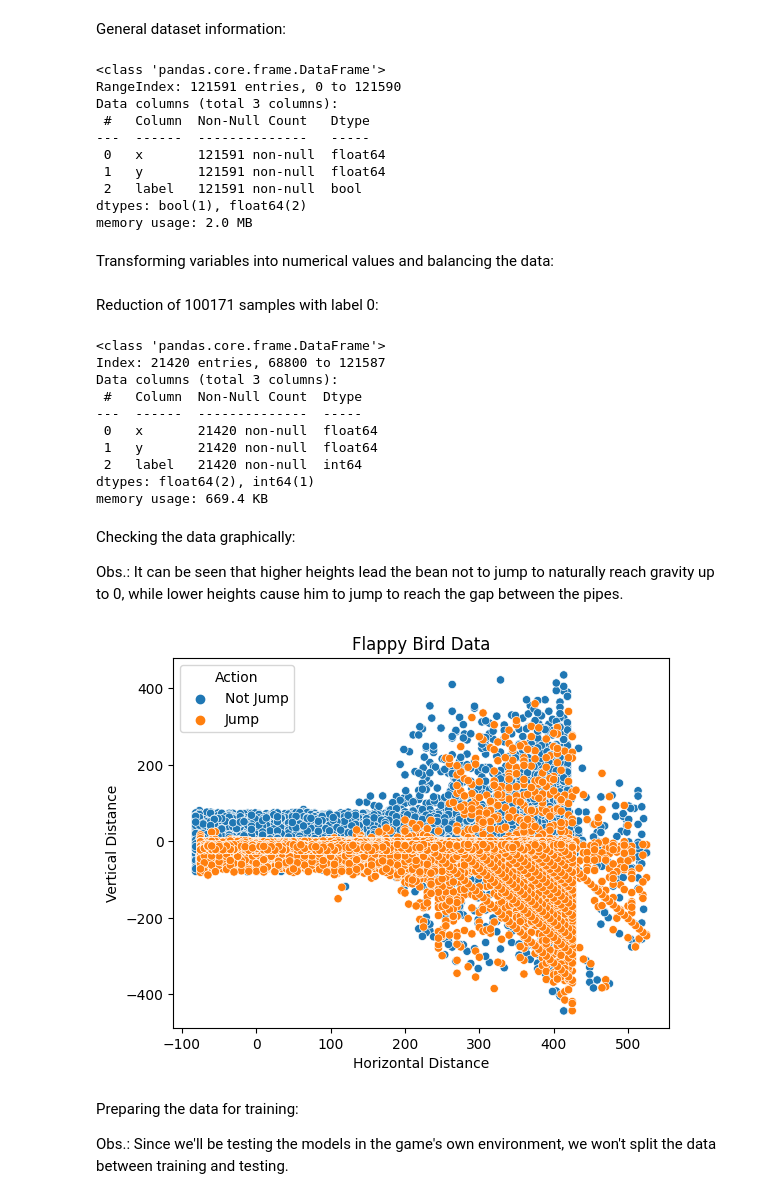
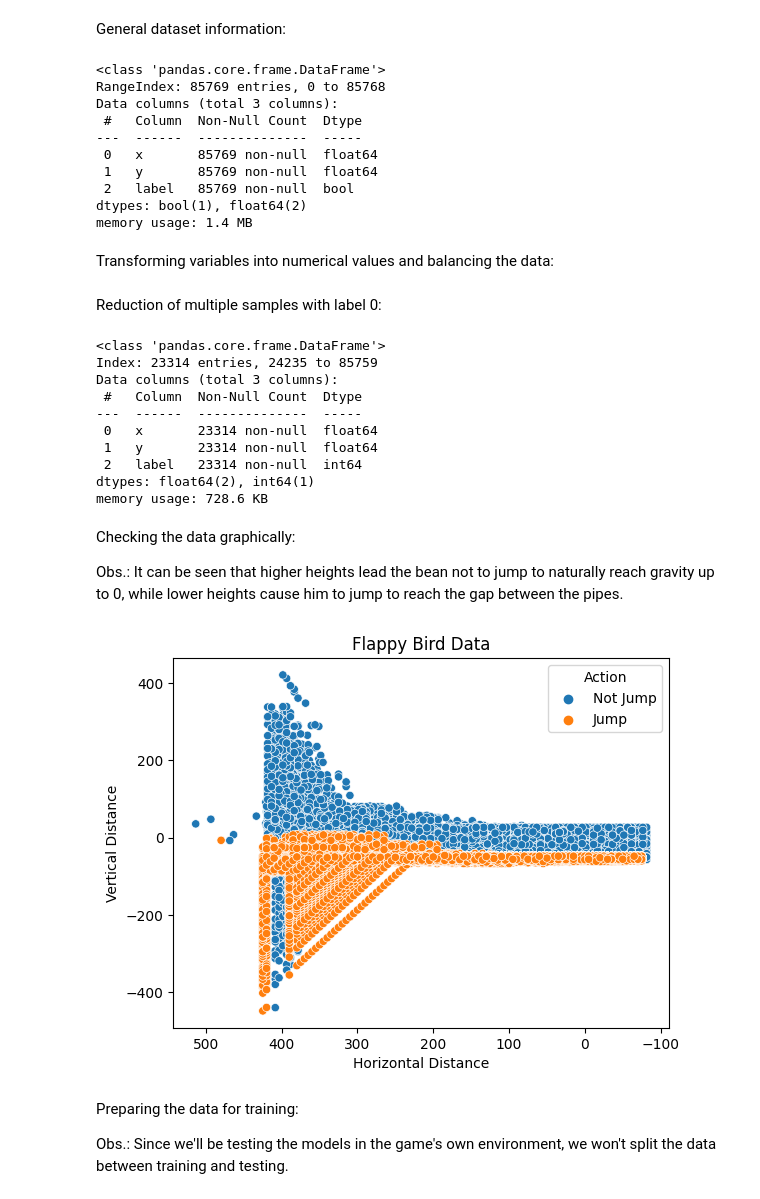
Before and after one commit to filipemedeiross/solving_flappy_bird, a Jupyter notebook: notebooks/intelligent_agent.ipynb, the cells around one changed output. Saved outputs shown, nothing was run; the diff lists cells and outputs as text; code cells hidden in the pictures.

```diff
--- a/notebooks/intelligent_agent.ipynb
+++ b/notebooks/intelligent_agent.ipynb
@@ -27,7 +27,7 @@ from sklearn.linear_model import LogisticRegression
 # %% [markdown]
 Loading the data:
 # %%
-data = pd.read_csv('../flappy_bean/data/flight_bean.csv')
+data = pd.read_csv('../flappy_bean/data/new_flight_bean.csv')
 
 data.head()
 # %% [output]
@@ -43,15 +43,15 @@ General dataset information:
 data.info()
 # %% [output]
 <class 'pandas.core.frame.DataFrame'>
-RangeIndex: 121591 entries, 0 to 121590
+RangeIndex: 85769 entries, 0 to 85768
 Data columns (total 3 columns):
- #   Column  Non-Null Count   Dtype
----  ------  --------------   -----
- 0   x       121591 non-null  float64
- 1   y       121591 non-null  float64
- 2   label   121591 non-null  bool
+ #   Column  Non-Null Count  Dtype
+---  ------  --------------  -----
+ 0   x       85769 non-null  float64
+ 1   y       85769 non-null  float64
+ 2   label   85769 non-null  bool
 dtypes: bool(1), float64(2)
-memory usage: 2.0 MB
+memory usage: 1.4 MB
 # %% [markdown]
 Transforming variables into numerical values and balancing the data:
 # %%
@@ -60,20 +60,20 @@ data.label = data.label.map({False : 0, True : 1})
 sampler = RandomUnderSampler()
 data, _ = sampler.fit_resample(data, data.label)
 # %% [markdown]
-Reduction of 100171 samples with label 0:
+Reduction of multiple samples with label 0:
 # %%
 data.info()
 # %% [output]
 <class 'pandas.core.frame.DataFrame'>
-Index: 21420 entries, 68800 to 121587
+Index: 23314 entries, 24235 to 85759
 Data columns (total 3 columns):
  #   Column  Non-Null Count  Dtype
 ---  ------  --------------  -----
- 0   x       21420 non-null  float64
- 1   y       21420 non-null  float64
- 2   label   21420 non-null  int64
+ 0   x       23314 non-null  float64
+ 1   y       23314 non-null  float64
+ 2   label   23314 non-null  int64
 dtypes: float64(2), int64(1)
-memory usage: 669.4 KB
+memory usage: 728.6 KB
 # %% [markdown]
 Checking the data graphically:
 
@@ -81,16 +81,18 @@ Obs.: It can be seen that higher heights lead the bean not to jump to naturally
 # %%
 data['Action'] = data['label'].map({0 : 'Not Jump',
                                     1 : 'Jump'})
 
 sns.scatterplot(data=data, x='x', y='y', hue='Action')
 
 plt.title('Flappy Bird Data')
 plt.xlabel('Horizontal Distance')
 plt.ylabel('Vertical Distance')
 
+plt.gca().invert_xaxis()
+
 plt.show()
 # %% [output]
-[figure, old version]
+[figure, new version]
 # %% [markdown]
 Preparing the data for training:
 
```
Also changed, not shown: parts of 18 cells of this notebook.
